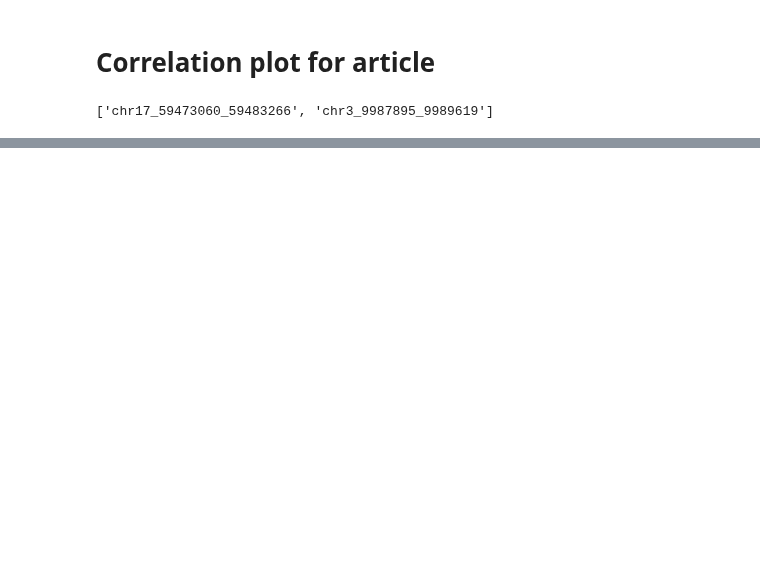
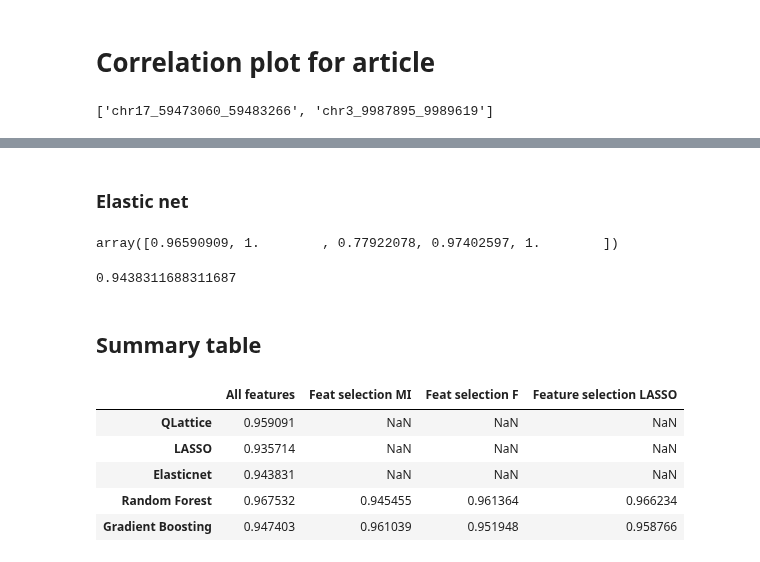
Before and after one commit to abzu-ai/QLattice-clinical-omics, a Jupyter notebook: notebooks/HCC_case.ipynb, the cells around one changed output, grey strips where cells are left out. Saved outputs shown, nothing was run; the diff lists cells and outputs as text; code cells hidden in the pictures; blank space fills up the shorter version.

Commit message:
updated notebooks with benchmarks

```diff
--- a/notebooks/HCC_case.ipynb
+++ b/notebooks/HCC_case.ipynb
@@ -232,0 +328,2 @@ p.savefig(filename+projectname+"clustermap.pdf")
+# %%
+results_gb_mi = gradient_boosting_benchmark(data, target, feat_selection='mi', n_jobs=50)
@@ -232,0 +340,2 @@ p.savefig(filename+projectname+"clustermap.pdf")
+# %%
+results_gb_f = gradient_boosting_benchmark(data, target, feat_selection='f_score', n_jobs=50)
@@ -232,0 +352,2 @@ p.savefig(filename+projectname+"clustermap.pdf")
+# %%
+results_gb_l = gradient_boosting_benchmark(data, target, feat_selection='lasso', n_jobs=50)
@@ -232,0 +362,32 @@ p.savefig(filename+projectname+"clustermap.pdf")
+# %% [markdown]
+### Elastic net
+# %%
+results_en = elasticnet_benchmark(data, target, num_experiments=1)
+# %%
+results_en
+# %% [output]
+array([0.96590909, 1.        , 0.77922078, 0.97402597, 1.        ])
+# %%
+np.mean(results_en)
+# %% [output]
+0.9438311688311687
+# %% [markdown]
+## Summary table
+# %%
+data = [[results10.groupby("fold").first().roc_auc_val.mean(), None, None, None],
+        [np.mean(results_lasso), None, None, None],
+        [np.mean(results_en), None, None, None],
+        [np.mean(results_rf), np.mean(results_rf_mi), np.mean(results_rf_f), np.mean(results_rf_l)],
+        [np.mean(results_gb), np.mean(results_gb_mi), np.mean(results_gb_f), np.mean(results_gb_l)]
+       ]
+df_bench = pd.DataFrame(data=data,
+             index=["QLattice", "LASSO", "Elasticnet", "Random Forest", "Gradient Boosting"],
+             columns=["All features", "Feat selection MI", "Feat selection F", "Feature selection LASSO"])
+df_bench
+# %% [output]
+|  | All features | Feat selection MI | Feat selection F | Feature selection LASSO |
+| QLattice | 0.959091 | NaN | NaN | NaN |
+| LASSO | 0.935714 | NaN | NaN | NaN |
+| Elasticnet | 0.943831 | NaN | NaN | NaN |
+| Random Forest | 0.967532 | 0.945455 | 0.961364 | 0.966234 |
+| Gradient Boosting | 0.947403 | 0.961039 | 0.951948 | 0.958766 |
```
Also changed, not shown: parts of 47 cells of this notebook, 2 other files.
